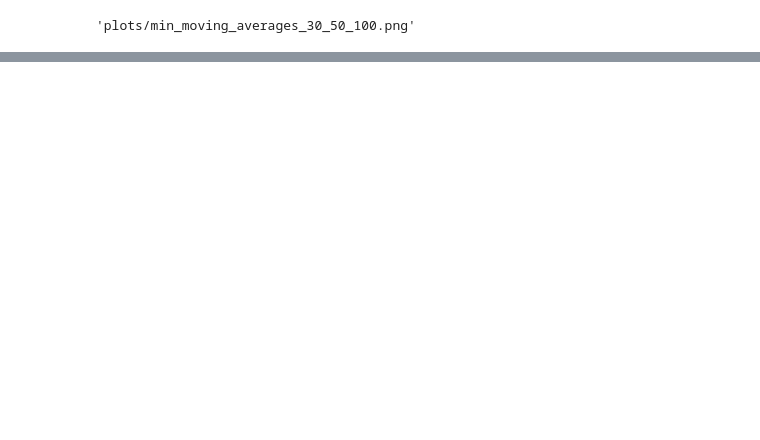
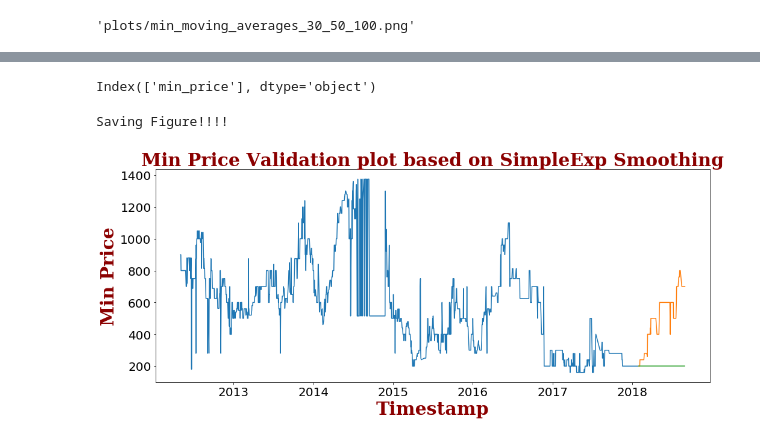
Before and after one commit to durgaharish1993/assignment-ts, a Jupyter notebook: python_notebook.ipynb, the cells around one changed output, grey strips where cells are left out. Saved outputs shown, nothing was run; the diff lists cells and outputs as text; code cells hidden in the pictures; blank space fills up the shorter version.

Commit message:
Added forecast code

```diff
--- a/python_notebook.ipynb
+++ b/python_notebook.ipynb
@@ -26,6 +27,8 @@ df["mis_m2_minprice"]    = df["minPrice"]
 df["mis_m2_maxprice"]    = df["maxPrice"]
 df["mis_m2_modalprice"]  = df["modalPrice"]
 ####
+# %%
+df = df.drop_duplicates()
 # %%
 #Writing Descriptive analysis.
 file_path ="csv_output/descriptive_analysis.csv"
@@ -214,0 +187,13 @@ Saving Figure!!!!
+# %%
+######Forecasting Starts Here Partition Train and test data.
+train_df = df_ts[2000:3600] #:3200
+test_df  = df_ts[3600:]
+
+train_df.index = train_df["timestamp"]
+train_df = train_df.resample('D').mean()
+test_df.index  = test_df["timestamp"]
+test_df = test_df.resample('D').mean()
+performance_statistics = defaultdict(lambda : {})
+# %%
+train_df = train_df.interpolate(limit_direction='both')
+test_df  = test_df.interpolate(limit_direction='both')
@@ -214,0 +210,36 @@ Saving Figure!!!!
+# %%
+forecast_col_name = "min_price"
+timestamp_col_name = "timestamp"
+train_df_col = train_df[forecast_col_name]
+test_df_col  = test_df[forecast_col_name]
+pd_train_df_col = pd.DataFrame(train_df_col)
+pd_test_df_col  = pd.DataFrame(test_df_col)
+# %%
+pd_train_df_col.columns
+# %% [output]
+Index(['min_price'], dtype='object')
+# %%
+## Forecast Method 1
+fit1 =SimpleExpSmoothing(np.asarray(pd_train_df_col[forecast_col_name])).fit(smoothing_level=0.6,optimized=False)
+pd_test_df_col["forecast_val_method1"]= fit1.forecast(len(test_df_col))
+performance_statistics["method1"][forecast_col_name]= sqrt((pd_test_df_col[forecast_col_name]-pd_test_df_col["forecast_val_method1"]).apply(lambda x : x**2).mean().mean())
+
+############ Plotting the graph
+data_dict = {"df_train": pd_train_df_col,
+             "df_test" : pd_test_df_col,
+             "a_col_name_train": "min_price" ,
+             "a_col_name_test": "min_price" ,
+             "f_col_name": "forecast_val_method1",
+             "time_col" : "Timestamp" ,
+             "y_data_col" : "Min Price",
+             "title" : "Min Price Validation plot based on SimpleExp Smoothing" ,
+             "file_path" : "plots/min_plot_exp_smooth.png",
+             "plot_show" : True,
+             "hard_save" : True}
+
+
+
+plot_forecasted_validation(data_dict)
+# %% [output]
+Saving Figure!!!!
+[figure, added]
```
Also changed, not shown: parts of 15 cells of this notebook, 1 other file.
